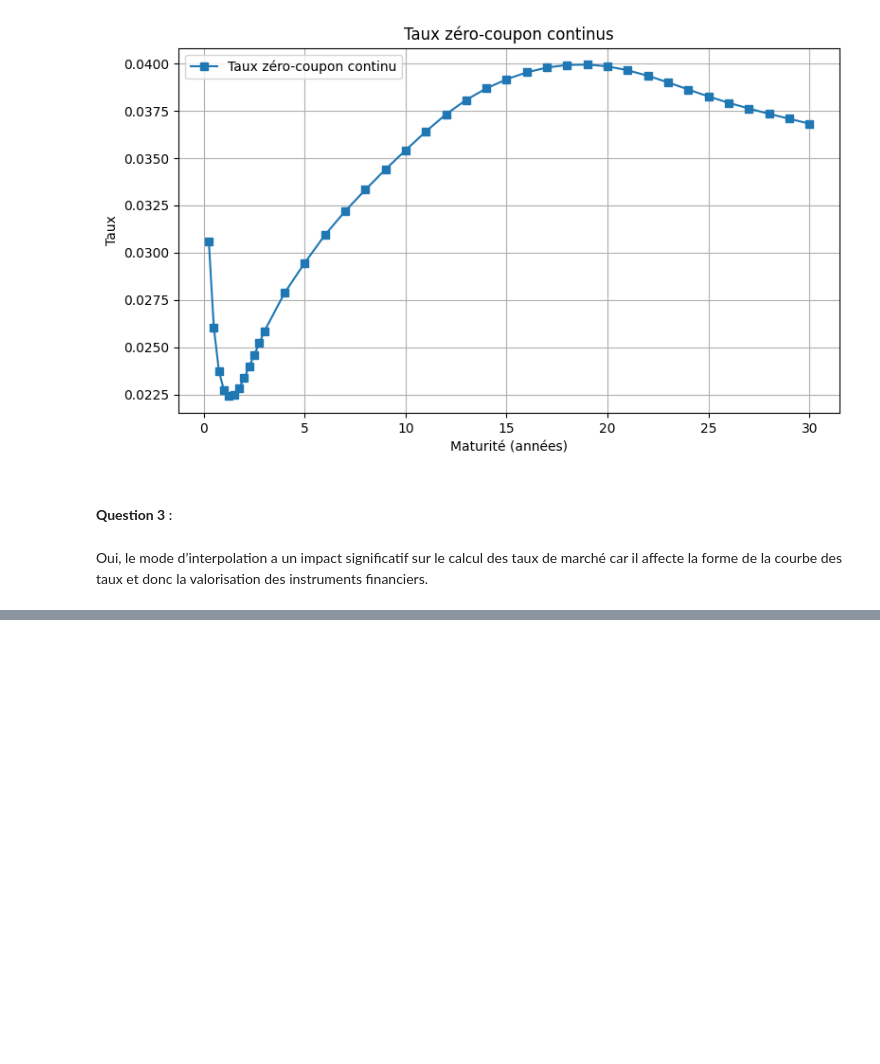
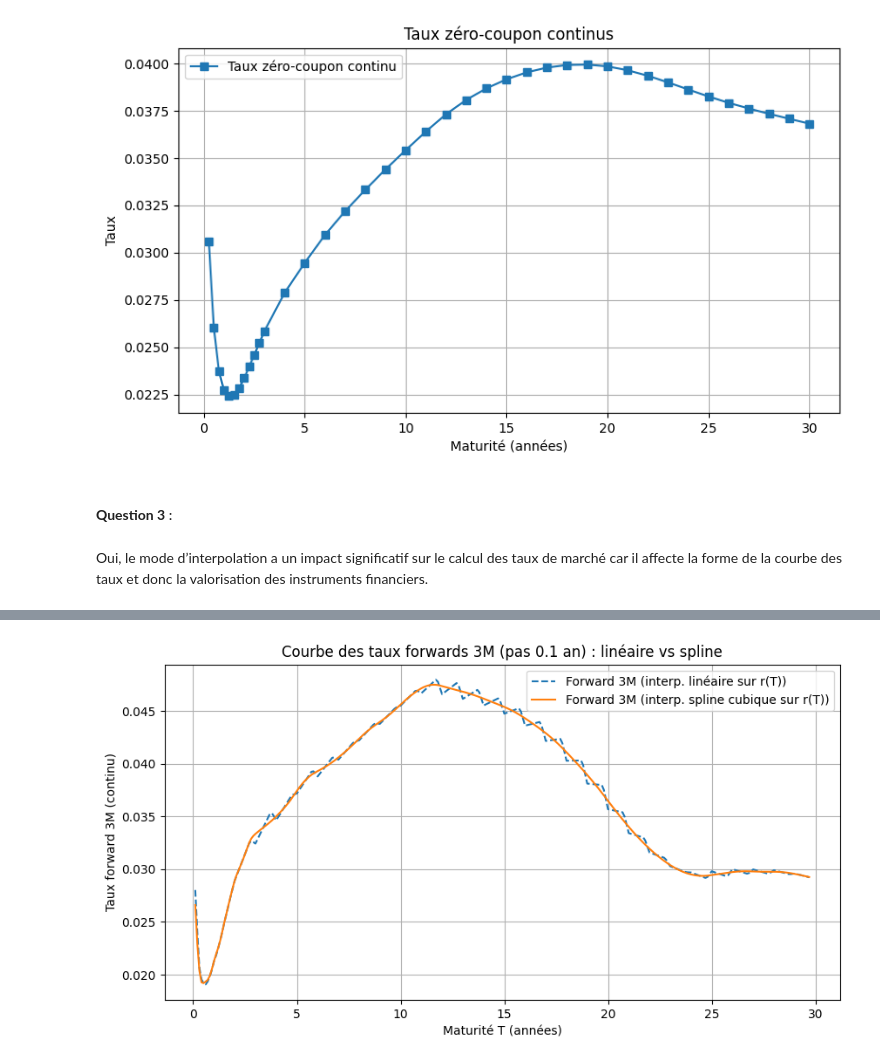
Before and after one commit to Pascale29/MODELES-DE-COURBE-DE-TAUX, a Jupyter notebook: TP1.ipynb, the cells around one changed output, grey strips where cells are left out. Cells and saved outputs as stored; diff of their text form; code cells hidden in the pictures; blank space fills up the shorter version.

Commit message:
Finalisation des taux forward

```diff
--- a/TP1.ipynb
+++ b/TP1.ipynb
@@ -259,0 +264,95 @@ Oui, le mode d’interpolation a un impact significatif sur le calcul des taux d
+# %%
+from scipy.interpolate import CubicSpline  # pip install scipy
+
+def bootstrap_zc(df: pd.DataFrame, fut_delta=0.25, swap_delta=1.0):
+    df = df.copy().sort_values("T").reset_index(drop=True)
+    B = {}
+
+    def get_B(T):
+        if T in B:
+            return B[T]
+        known = np.array(sorted(B.keys()))
+        j = np.searchsorted(known, T)
+        T1, T2 = known[j-1], known[j]
+        lnB1, lnB2 = np.log(B[T1]), np.log(B[T2])
+        w = (T - T1) / (T2 - T1)
+        return float(np.exp((1-w)*lnB1 + w*lnB2))
+
+    # Money Market
+    for _, row in df[df["type"] == "MM"].iterrows():
+        T, L = float(row["T"]), float(row["tx"])
+        B[T] = 1.0 / (1.0 + T * L)
+
+    # Futures
+    for _, row in df[df["type"] == "FUT"].iterrows():
+        T_next = float(row["T"])
+        Future = float(row["tx"])
+        T_prev = T_next - fut_delta
+        B_prev = B[T_prev] if T_prev in B else get_B(T_prev)
+        B[T_next] = B_prev / (1.0 + fut_delta * (1.0 - Future))
+
+    # Swaps (annuels)
+    for _, row in df[df["type"] == "SWAP"].iterrows():
+        Tn, K = float(row["T"]), float(row["tx"])
+        n = int(round(Tn / swap_delta))
+        lvl_prev = 0.0
+        for k in range(1, n):  # 1..n-1
+            Ti = k * swap_delta
+            Bi = B[Ti] if Ti in B else get_B(Ti)
+            lvl_prev += swap_delta * Bi
+        B[Tn] = (1.0 - K * lvl_prev) / (1.0 + K * swap_delta)
+
+    out = df.copy()
+    out["B"] = out["T"].apply(lambda T: B[float(T)] if float(T) in B else get_B(float(T)))
+    out["zc_cont"] = (-np.log(out["B"]) / out["T"])
+    return out
+
+df_zc = bootstrap_zc(data)
+
+
+# 2) Forwards 3M sur une grille de pas 0.1 : interp linéaire vs spline
+delta = 0.25
+dt_grid = 0.1
+
+nodes = df_zc[["T", "zc_cont"]].dropna().sort_values("T")
+T_nodes = nodes["T"].to_numpy(float)
+r_nodes = nodes["zc_cont"].to_numpy(float)
+
+T_max = float(T_nodes.max())
+T_grid = np.arange(dt_grid, T_max - delta + 1e-12, dt_grid)
+
+def B_from_r(T, r):
+    return np.exp(-r * T)
+
+# A) interpolation linéaire sur r(T)
+r_lin_T = np.interp(T_grid, T_nodes, r_nodes)
+r_lin_Td = np.interp(T_grid + delta, T_nodes, r_nodes)
+B_lin_T  = B_from_r(T_grid, r_lin_T)
+B_lin_Td = B_from_r(T_grid + delta, r_lin_Td)
+fwd_lin = (1.0 / delta) * np.log(B_lin_T / B_lin_Td)
+
+# B) interpolation spline cubique "natural" sur r(T)
+cs = CubicSpline(T_nodes, r_nodes, bc_type="natural")
+r_spl_T  = cs(T_grid)
+r_spl_Td = cs(T_grid + delta)
+B_spl_T  = B_from_r(T_grid, r_spl_T)
+B_spl_Td = B_from_r(T_grid + delta, r_spl_Td)
+fwd_spl = (1.0 / delta) * np.log(B_spl_T / B_spl_Td)
+
+# 3) Graphique illustré : forwards 3M
+
+plt.figure(figsize=(10, 5))
+plt.plot(T_grid, fwd_lin, label="Forward 3M (interp. linéaire sur r(T))", linestyle="--")
+plt.plot(T_grid, fwd_spl, label="Forward 3M (interp. spline cubique sur r(T))", linestyle="-")
+plt.xlabel("Maturité T (années)")
+plt.ylabel("Taux forward 3M (continu)")
+plt.title("Courbe des taux forwards 3M (pas 0.1 an) : linéaire vs spline")
+plt.grid(True)
+plt.legend()
+plt.show()
+
+# Comparaison rapide
+df_fwd = pd.DataFrame({"T": T_grid, "fwd_3m_linear": fwd_lin, "fwd_3m_spline": fwd_spl})
+print(df_fwd.head())
+# %% [output]
+[figure, added]
```
Also changed, not shown: parts of 6 cells of this notebook.
